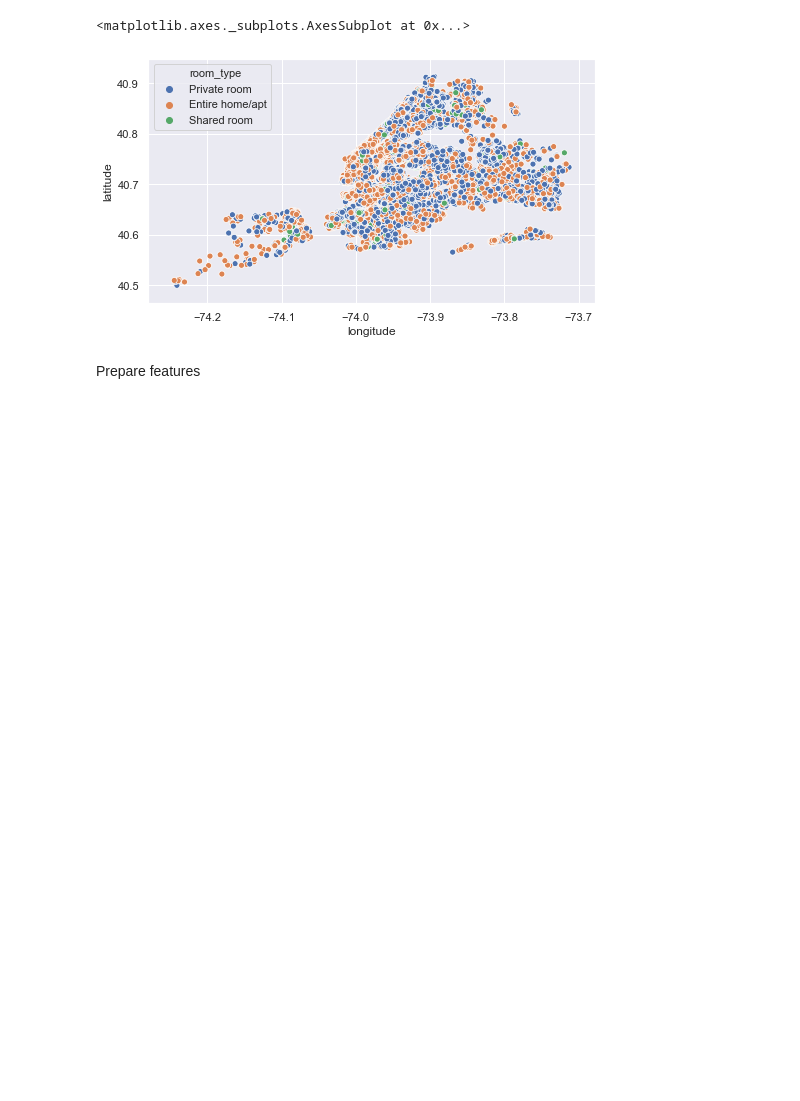
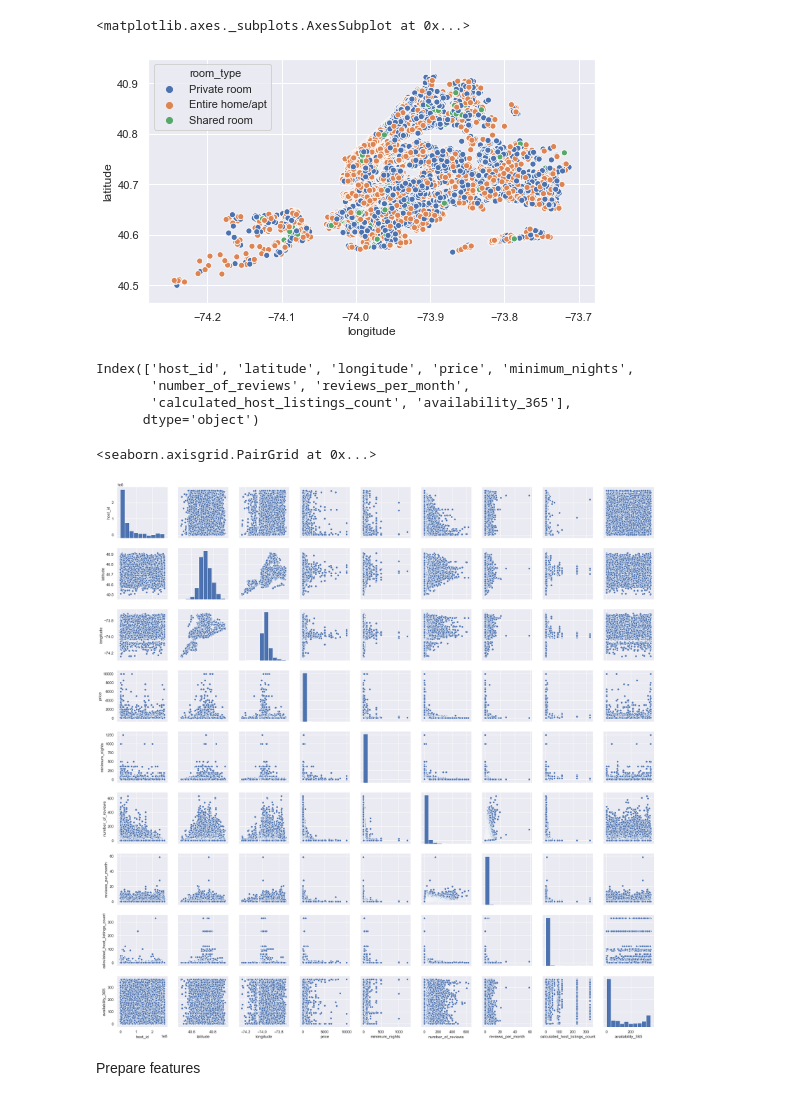
Before and after one commit to aleksanp/airbnb-prices, a Jupyter notebook: airbnb_learning.ipynb, the cells around one changed output. Cells and saved outputs as stored; diff of their text form; code cells hidden in the pictures; blank space fills up the shorter version.

```diff
--- a/airbnb_learning.ipynb
+++ b/airbnb_learning.ipynb
@@ -264,3 +246,19 @@ sns.scatterplot(airbnb_data.longitude, airbnb_data.latitude, hue=airbnb_data.roo
 # %% [output]
 <matplotlib.axes._subplots.AxesSubplot at 0x...>
 [figure]
+# %%
+numerics = ['int16', 'int32', 'int64', 'float16', 'float32', 'float64']
+num_features = airbnb_data.select_dtypes(include=numerics).columns
+# %%
+num_features
+# %% [output]
+Index(['host_id', 'latitude', 'longitude', 'price', 'minimum_nights',
+       'number_of_reviews', 'reviews_per_month',
+       'calculated_host_listings_count', 'availability_365'],
+      dtype='object')
+# %%
+sns.set()
+sns.pairplot(airbnb_data[num_features])
+# %% [output]
+<seaborn.axisgrid.PairGrid at 0x...>
+[figure, added]
```
Also changed, not shown: parts of 54 cells of this notebook.
